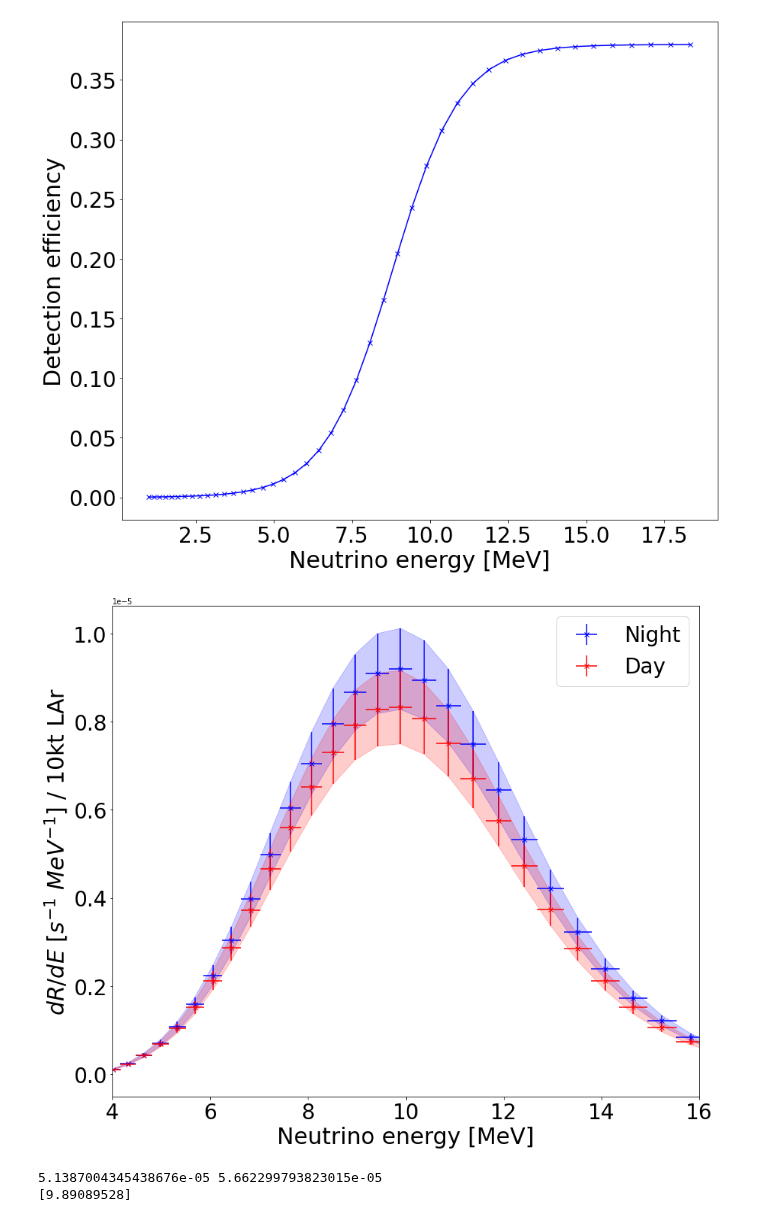
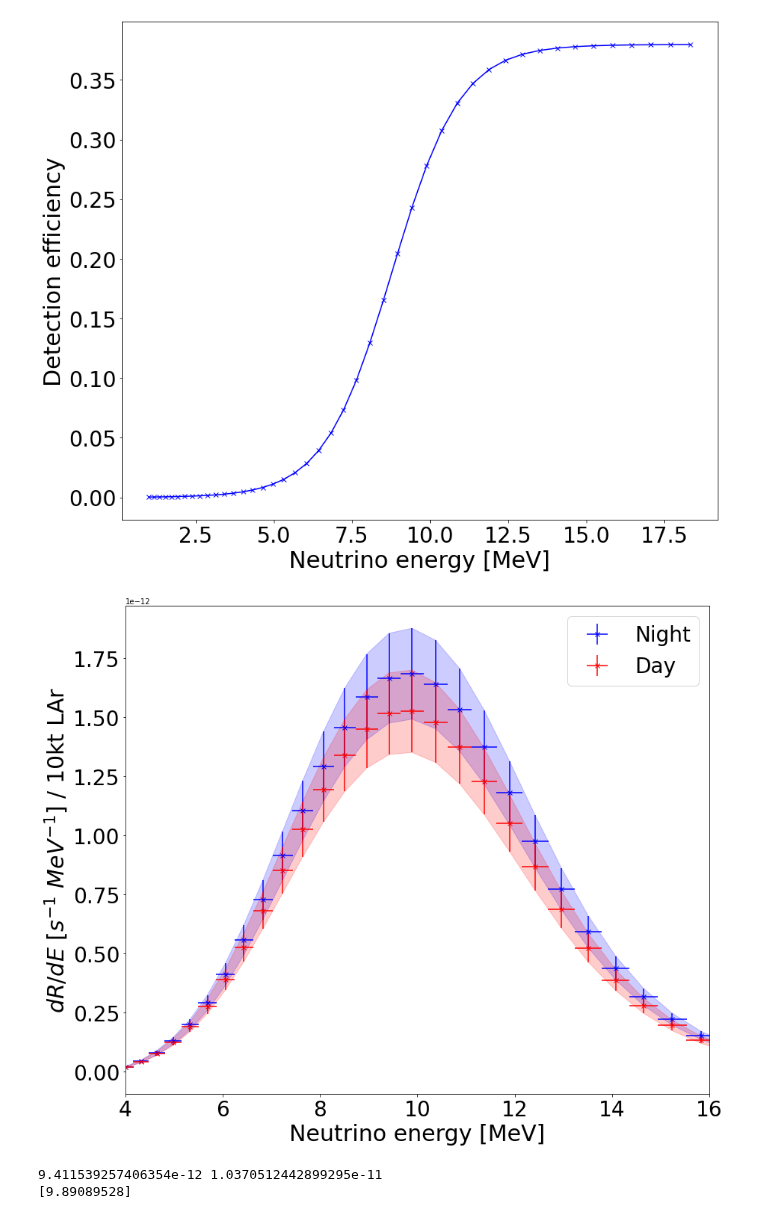
Before and after one commit to nlane314/soLAr-sens, a Jupyter notebook: notebooks/sens.ipynb, the cells around one changed output. Saved outputs shown, nothing was run; the diff lists cells and outputs as text; code cells hidden in the pictures.

```diff
--- a/notebooks/sens.ipynb
+++ b/notebooks/sens.ipynb
@@ -27,22 +27,23 @@ os.chdir("../data")  # moves working directory to data folder
 ### user inputs
 
 SSMfluxB8 = 5.46e6 #/ cm^2 s  SSM variant: B16-GS98, uncer = 12%
-# add SNO B8 flux measurement
+SNOfluxB8 = 5.25e6   # add SNO B8 flux measurement
 
 inEres = 0.15 # assumed percentage energy resolution at 1 MeV
-cserr = 0.1 # percentage cross section error
 
 Smd12 = 5.13e-5 # global solar mass-squared diff
-Rmd12 = 7.42e-5 # reactor " "
+Rmd12 = 7.53e-5 # reactor " "
 
+Sa12 =  33.4   #theta12 solar
+Ra12 = 33.4
 
 #############################
 
-flux_perc = (0.2/5.25)*100
+flux_perc = 3.8 #%
 cross_perc = 10 #%
-spect_perc= 4
+spect_perc= 4   #%
 
-numflux = SSMfluxB8
+numflux = SNOfluxB8
 # %%
 ### imports energy spectrum shape
 
@@ -374,7 +375,7 @@ print('Probabaility of detection:', n)
 print('Energy bins:', edges)
 print('Flux averaged total cross section:', np.mean(xsec))
 
-crosssec = (n*numflux*np.mean(xsec))/fluxspec # calculate cross section used in MARLEY
+crosssec = (n*np.mean(xsec))/fluxspec # calculate cross section used in MARLEY
 
 plt.errorbar(xdata, crosssec, xerr=uncer, yerr=crosssec*cserr, marker='', color="blue", label=r'MARLEY cross section')
 
@@ -495,39 +496,39 @@ for i in range(0, len(xdata)):
     convener = f(xdata, params_lin[0], params_lin[1])
     convE = f(xdata[i], params_lin[0], params_lin[1])
 
     dayval = eff*nt*fluxspec*crosssec*Spd*gauss_function(convener, a/convE, convE, resol*convE)*fac
 
     dayval[np.isnan(dayval)] = 0
     intday_E = np.append(intday_E, sum(dayval))
 
-plt.errorbar(xdata, intnight_E, xerr=uncer, linestyle='',yerr=R_errors(intnight_E, eff_std, flux_std, cross_perc), marker="x", color="blue", label='Night')
-plt.errorbar(xdata, intday_E, xerr=uncer, linestyle='',yerr=R_errors(intday_E, eff_std, flux_std, cross_perc), marker="x", color="red", label='Day')
+plt.errorbar(xdata, intnight_E, xerr=uncer, linestyle='',yerr=R_errors(intnight_E, spect_perc, flux_perc, cross_perc), marker="x", color="blue", label='Night')
+plt.errorbar(xdata, intday_E, xerr=uncer, linestyle='',yerr=R_errors(intday_E, spect_perc, flux_perc, cross_perc), marker="x", color="red", label='Day')
 
-plt.fill_between(xdata, (intnight_E)+R_errors(intnight_E, eff_std, flux_std, cross_perc), (intnight_E)-R_errors(intnight_E, eff_std, flux_std, cross_perc), color='blue', alpha=0.2)
-plt.fill_between(xdata, (intday_E)+R_errors(intday_E, eff_std, flux_std, cross_perc), (intday_E)-R_errors(intday_E, eff_std, flux_std, cross_perc), color='red', alpha=0.2)
+plt.fill_between(xdata, (intnight_E)+R_errors(intnight_E, spect_perc, flux_perc, cross_perc), (intnight_E)-R_errors(intnight_E, spect_perc, flux_perc, cross_perc), color='blue', alpha=0.2)
+plt.fill_between(xdata, (intday_E)+R_errors(intday_E, spect_perc, flux_perc, cross_perc), (intday_E)-R_errors(intday_E, spect_perc, flux_perc, cross_perc), color='red', alpha=0.2)
 
 plt.xlabel('Neutrino energy [MeV]',fontsize=30)
 plt.xticks(fontsize=28)
 
 plt.ylabel('$dR/dE$ [$s^{-1}\ MeV^{-1}$] / $10$kt LAr',fontsize=30)
 plt.yticks(fontsize=28)
 plt.legend(fontsize=28)
 
 plt.xlim(4,16)
 
 #plt.ylim(0, 1500)
 #plt.title("SNOwGLoBES", fontsize=20)
 
 plt.savefig('../figures/sensitiv.png', bbox_inches='tight')
 plt.show()
 
 rateday = np.sum(intday_E*bwidth)
 ratenight = np.sum(intnight_E*bwidth)
 print(rateday, ratenight)
 print(xdata[intnight_E == np.max(intnight_E)])
 # %% [output]
-[figure, old version]
+[figure, new version]
-5.1387004345438676e-05 5.662299793823015e-05
+9.411539257406354e-12 1.0370512442899295e-11
 [9.89089528]
 # %%
 def asymerr(night, day, back):
```
Also changed, not shown: parts of 3 cells of this notebook, 6 other files.
